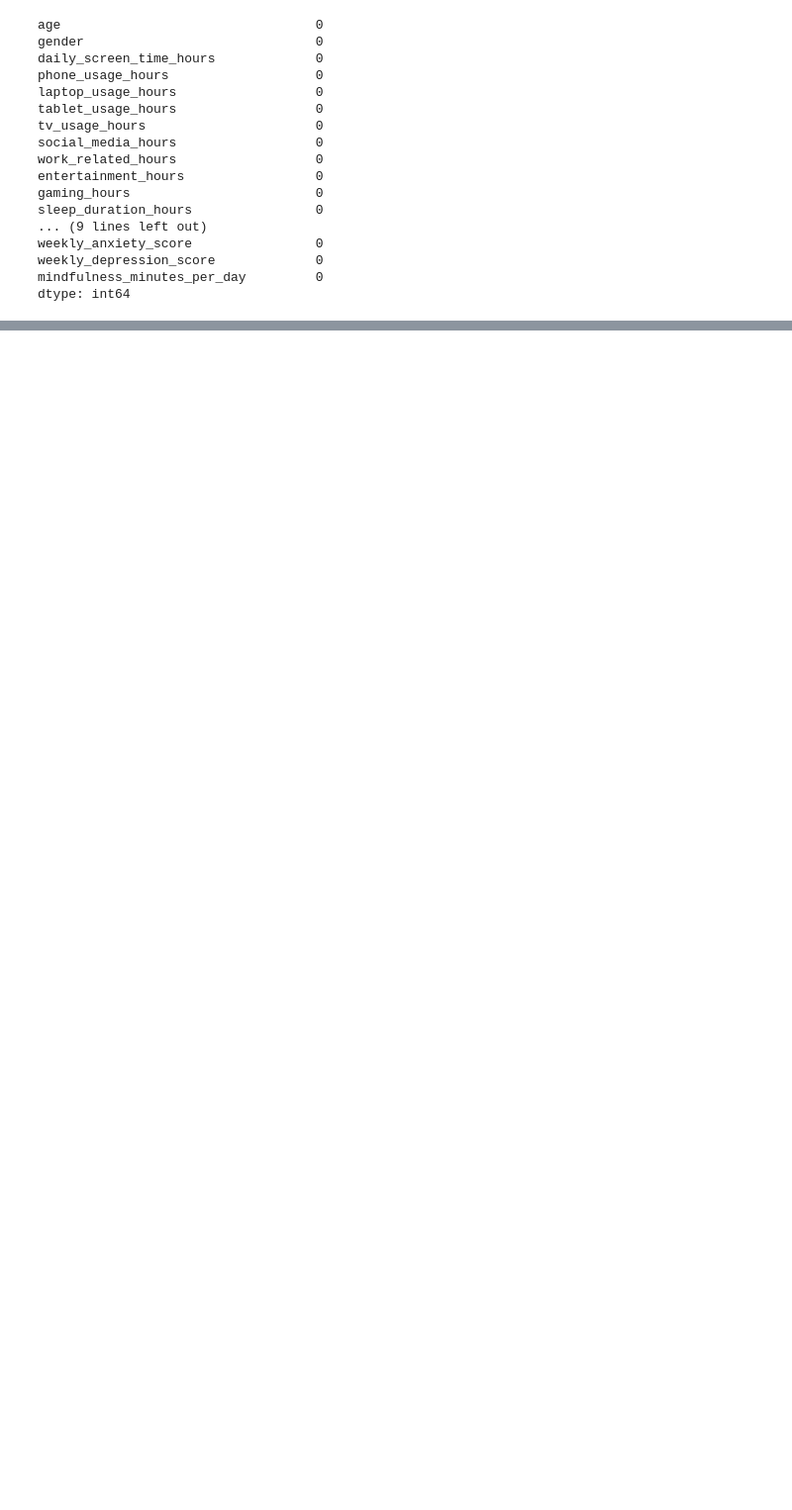
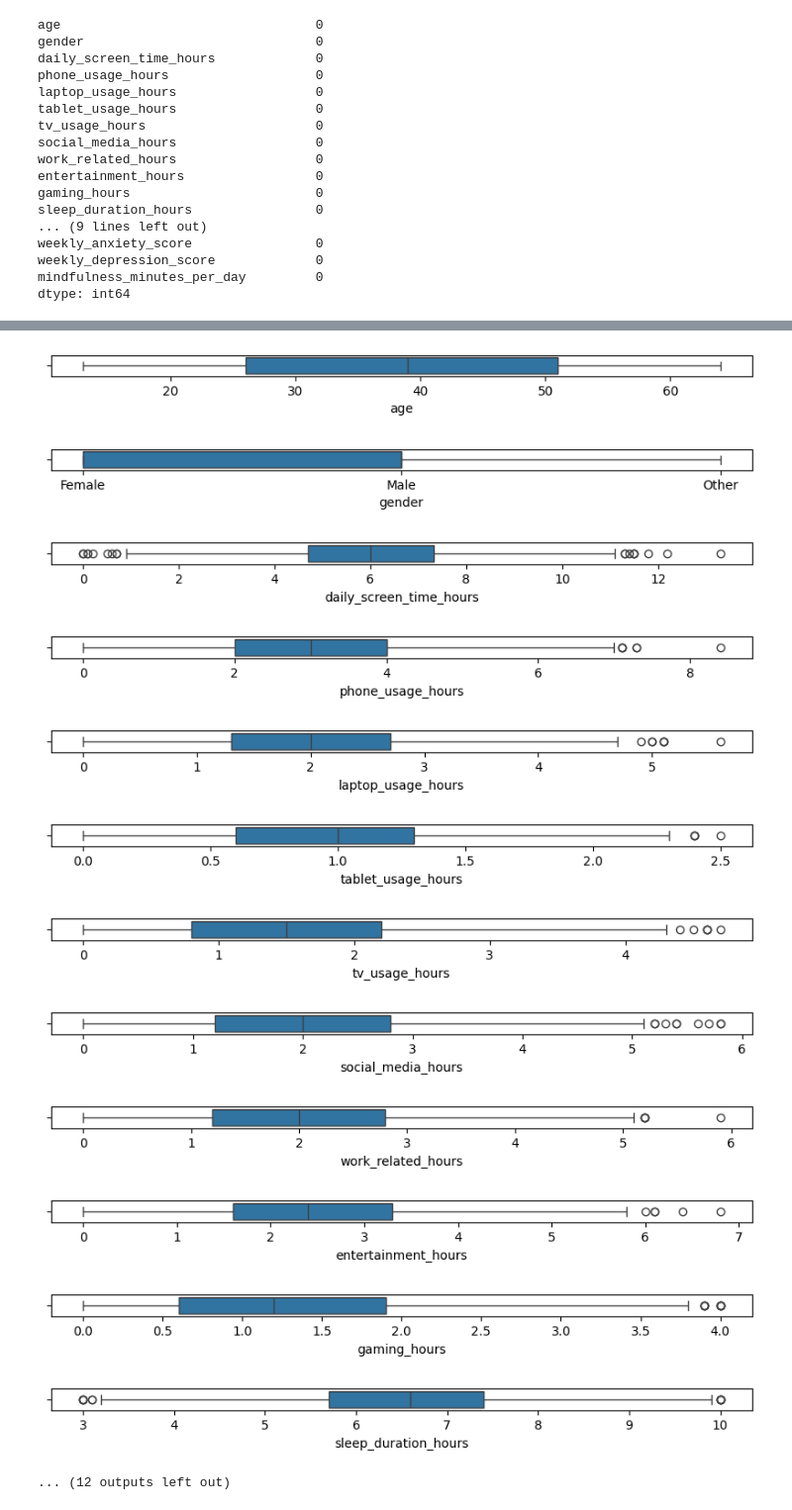
Before and after one commit to qmer05/bi-techlife-exam-project, a Jupyter notebook: notebooks/01_data_cleaning.ipynb, the cells around one changed output, grey strips where cells are left out. Shown at 99% size. Cells and saved outputs as stored; diff of their text form; code cells hidden in the pictures; blank space fills up the shorter version.

```diff
--- a/notebooks/01_data_cleaning.ipynb
+++ b/notebooks/01_data_cleaning.ipynb
@@ -62,0 +76,18 @@ dtype: int64
+# %%
+for column in df:
+    plt.figure(figsize=(10,0.3))
+    sns.boxplot(df[column], orient='h')
+# %% [output]
+[figure, added]
+[figure, added]
+[figure, added]
+[figure, added]
+[figure, added]
+[figure, added]
+[figure, added]
+[figure, added]
+[figure, added]
+[figure, added]
+[figure, added]
+[figure, added]
+... (12 outputs left out)
```
Also changed, not shown: parts of 12 cells of this notebook.
